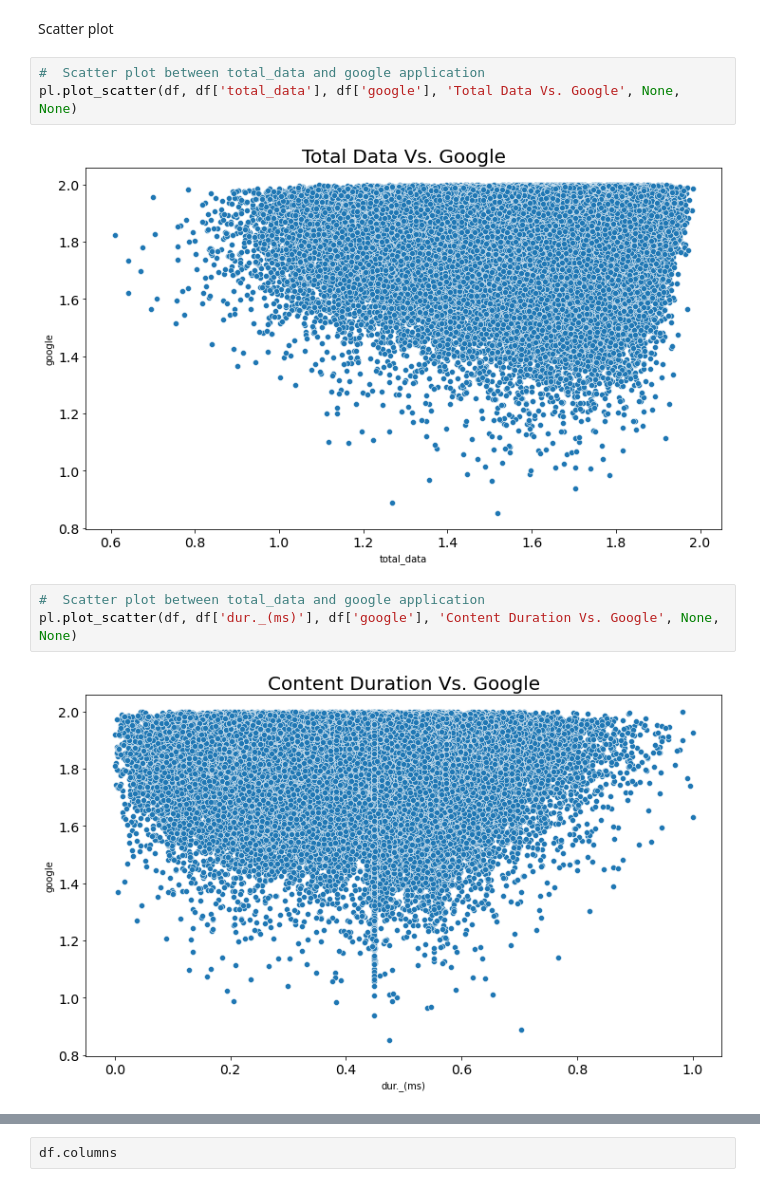
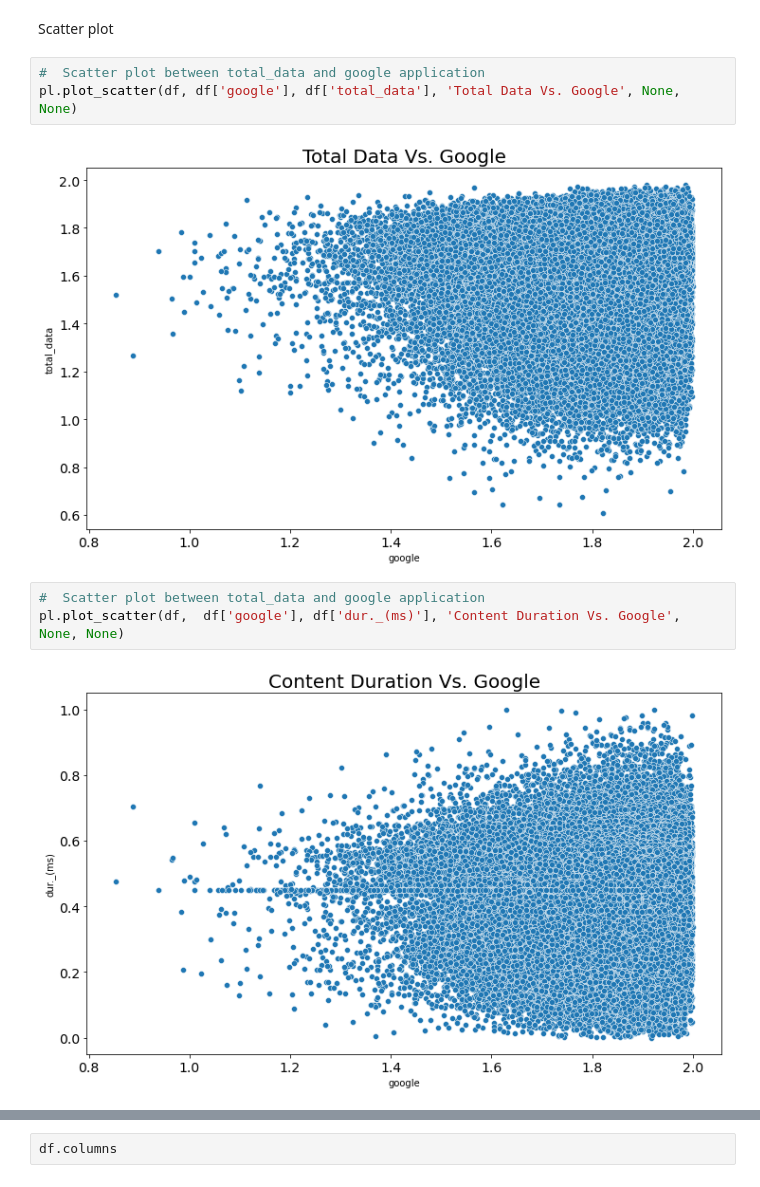
Before and after one commit to jedisam/Telecom-Data-Analysis, a Jupyter notebook: notebooks/userOverview.ipynb, the cells around one changed output, grey strips where cells are left out. Drawn from its saved outputs; the diff is of its cells as text.

```diff
--- a/notebooks/userOverview.ipynb
+++ b/notebooks/userOverview.ipynb
@@ -823,13 +823,13 @@ pd.crosstab(df.last_location_name[:1000], df.handset_type, margins=True)
 Scatter plot
 # %%
 #  Scatter plot between total_data and google application
-pl.plot_scatter(df, df['total_data'], df['google'], 'Total Data Vs. Google', None, None)
+pl.plot_scatter(df, df['google'], df['total_data'], 'Total Data Vs. Google', None, None)
 # %% [output]
-[figure, old version]
+[figure, new version]
 # %%
 #  Scatter plot between total_data and google application
-pl.plot_scatter(df, df['dur._(ms)'], df['google'], 'Content Duration Vs. Google', None, None)
+pl.plot_scatter(df,  df['google'], df['dur._(ms)'], 'Content Duration Vs. Google', None, None)
 # %% [output]
-[figure, old version]
+[figure, new version]
 # %%
 #  Scatter plot between total_data and youtube application
```
Also changed, not shown: parts of 36 cells of this notebook, 4 other files.
